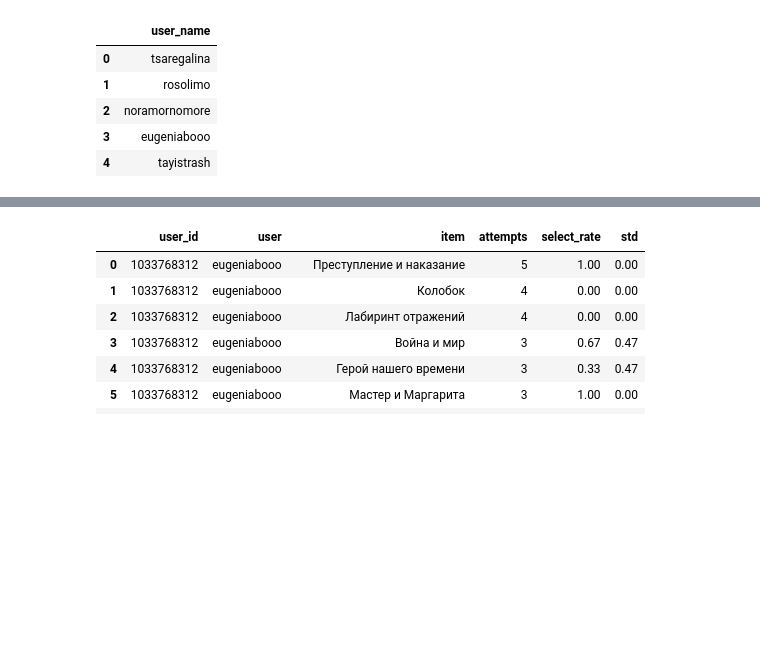
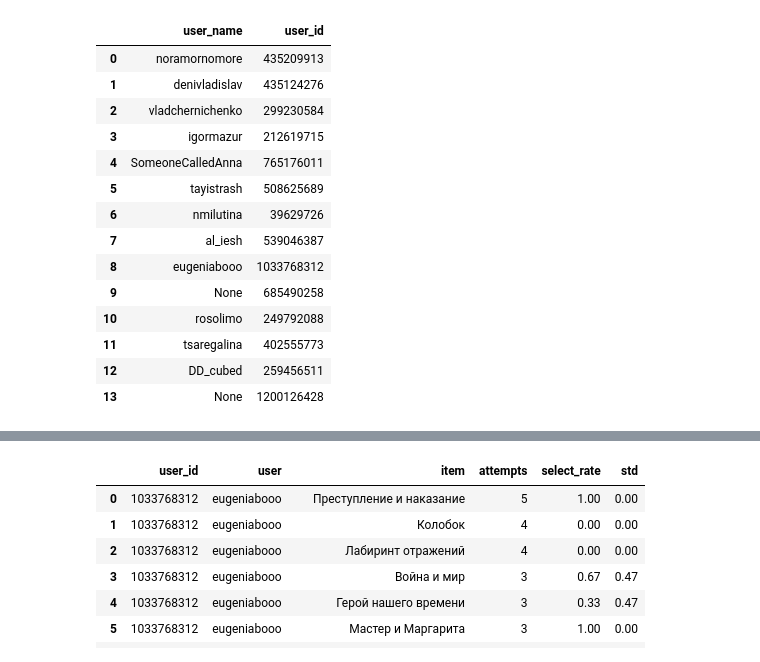
Before and after one commit to rosolimo212/elo_game, a Jupyter notebook: researches.ipynb, the cells around one changed output, grey strips where cells are left out. Saved outputs shown, nothing was run; the diff lists cells and outputs as text; code cells hidden in the pictures; blank space fills up the shorter version.

```diff
--- a/researches.ipynb
+++ b/researches.ipynb
@@ -29,19 +39,28 @@ limit 5
 # %%
 dl.get_data("""
-select distinct user_name
+select distinct user_name, user_id
 from tl.events
 
 
 
 """
 )
 # %% [output]
-|  | user_name |
-| 0 | tsaregalina |
-| 1 | rosolimo |
-| 2 | noramornomore |
-| 3 | eugeniabooo |
-| 4 | tayistrash |
+|  | user_name | user_id |
+| 0 | noramornomore | 435209913 |
+| 1 | denivladislav | 435124276 |
+| 2 | vladchernichenko | 299230584 |
+| 3 | igormazur | 212619715 |
+| 4 | SomeoneCalledAnna | 765176011 |
+| 5 | tayistrash | 508625689 |
+| 6 | nmilutina | 39629726 |
+| 7 | al_iesh | 539046387 |
+| 8 | eugeniabooo | 1033768312 |
+| 9 | None | 685490258 |
+| 10 | rosolimo | 249792088 |
+| 11 | tsaregalina | 402555773 |
+| 12 | DD_cubed | 259456511 |
+| 13 | None | 1200126428 |
 # %%
 dl.get_data("""
 select *
```
Also changed, not shown: parts of 8 cells of this notebook, 1 other file.
